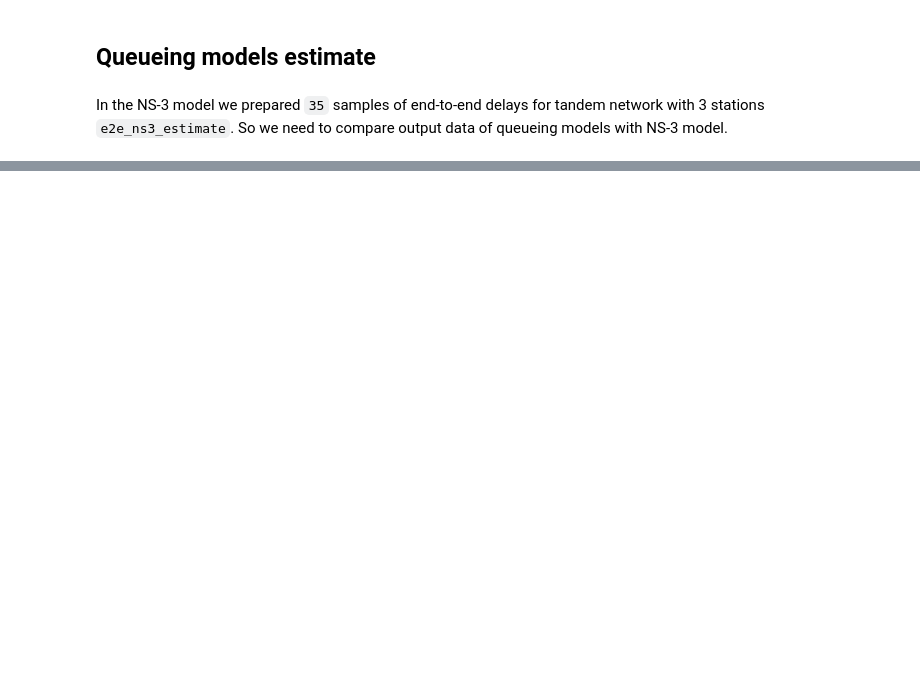
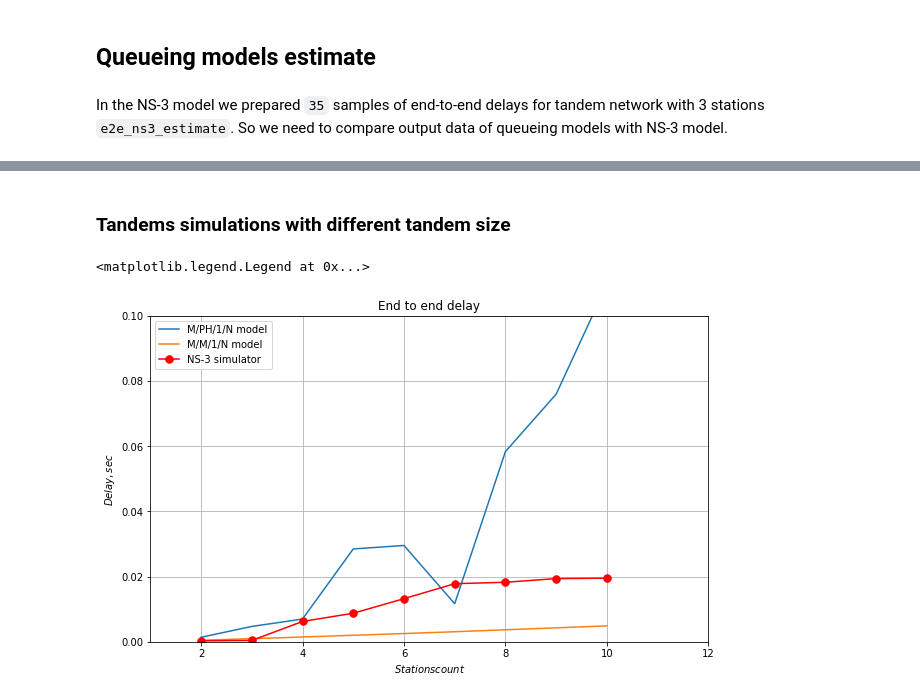
Before and after one commit to ipu69/pyqumo_old, a Jupyter notebook: experiments/ns3_ph_fit.ipynb, the cells around one changed output, grey strips where cells are left out. Saved outputs shown, nothing was run; the diff lists cells and outputs as text; code cells hidden in the pictures; blank space fills up the shorter version.

```diff
--- a/experiments/ns3_ph_fit.ipynb
+++ b/experiments/ns3_ph_fit.ipynb
@@ -230,0 +313,45 @@ f'Mean squared error = {mean_squared_error(e2e_ns3_estimate, e2e_mph1):f}'
+# %% [markdown]
+### Tandems simulations with different tandem size
+# %%
+## links calculation
+left_link = S2SLink(dataset=link_1,
+                   m1=get_non_central_moment(link_1, k=1),
+                   m2=get_non_central_moment(link_1, k=2),
+                   m3=get_non_central_moment(link_1, k=3))
+
+central_link = S2SLink(dataset=link_2,
+                   m1=get_non_central_moment(link_2, k=1),
+                   m2=get_non_central_moment(link_2, k=2),
+                   m3=get_non_central_moment(link_2, k=3))
+
+right_link = S2SLink(dataset=link_3,
+                   m1=get_non_central_moment(link_3, k=1),
+                   m2=get_non_central_moment(link_3, k=2),
+                   m3=get_non_central_moment(link_3, k=3))
+
+e2e_mm1 = []
+e2e_mph1 = []
+
+# stations count from 2 to 10
+for stations_count in range(2, 11):
+    ret_mm1 = simulate_m_m_problem(stations_count, 1_000_000, left_link, central_link, right_link)
+    e2e_mm1.append(ret_mm1.delivery_delays[0].avg)
+
+    ret_mph1 = simulate_m_ph_problem(stations_count, 1_000_000, left_link, central_link, right_link)
+    e2e_mph1.append(ret_mph1.delivery_delays[0].avg)
+# %%
+plt.figure(figsize=(10,6));
+plt.title(f'End to end delay');
+plt.plot(range(2, 11), e2e_mph1, '-', label='M/PH/1/N model');
+plt.plot(range(2, 11), e2e_mm1, '-', label='M/M/1/N model');
+plt.plot(range(2, 11), e2e_ns3_estimate_depend_on_stations_count, '-r.', markersize=15, label='NS-3 simulator');
+
+plt.grid();
+plt.xlabel(r'$Stations count$');
+plt.ylabel(r'$Delay, sec$');
+plt.ylim([0, 0.1]);
+plt.xlim([1, 12]);
+plt.legend()
+# %% [output]
+<matplotlib.legend.Legend at 0x...>
+[figure, added]
```
Also changed, not shown: parts of 23 cells of this notebook, 14 other files.
